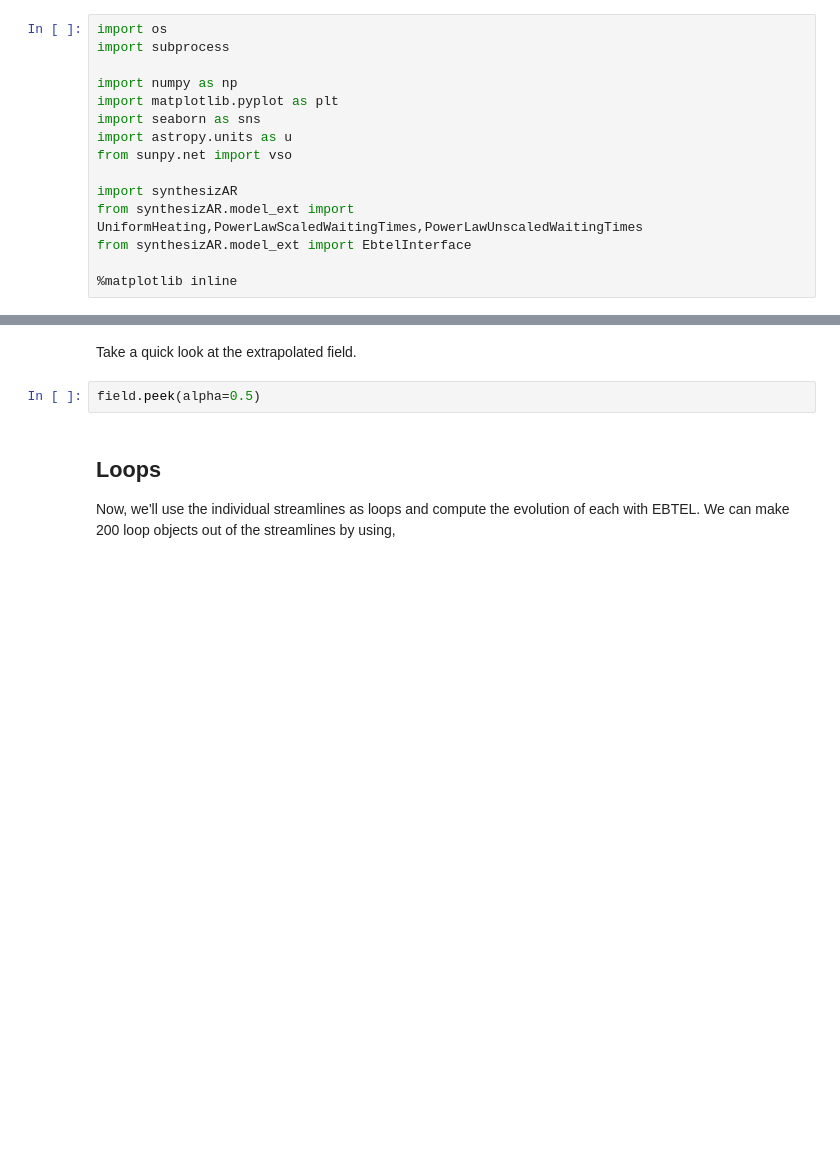
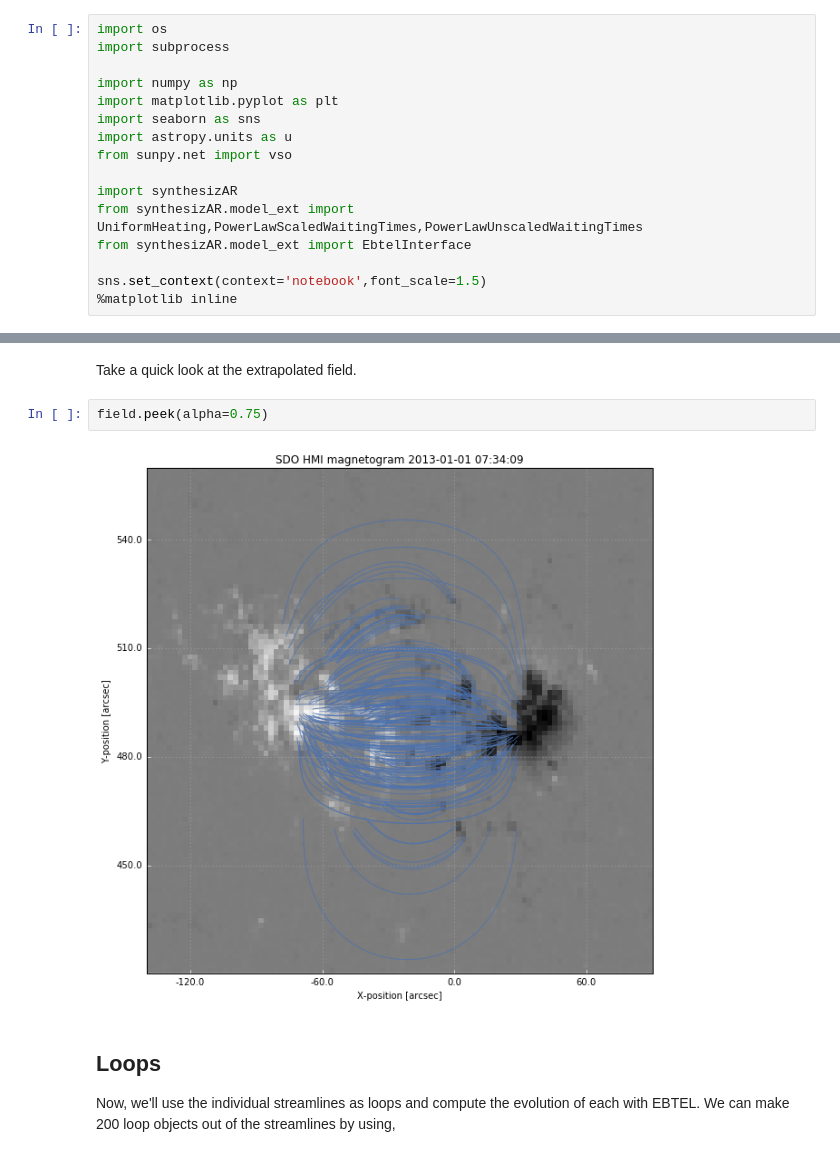
Before and after one commit to wtbarnes/synthesizAR, a Jupyter notebook: examples/ebtel_hydro_sims_example.ipynb, the cells around one changed output, grey strips where cells are left out. Saved outputs shown, nothing was run; the diff lists cells and outputs as text; blank space fills up the shorter version.

Commit message:
improvements to example notebook

```diff
--- a/examples/ebtel_hydro_sims_example.ipynb
+++ b/examples/ebtel_hydro_sims_example.ipynb
@@ -15,6 +15,7 @@ import synthesizAR
 from synthesizAR.model_ext import UniformHeating,PowerLawScaledWaitingTimes,PowerLawUnscaledWaitingTimes
 from synthesizAR.model_ext import EbtelInterface
 
+sns.set_context(context='notebook',font_scale=1.5)
 %matplotlib inline
 # %% [markdown]
 ## Magnetic Skeleton
@@ -52,7 +71,9 @@ field.extract_streamlines(500)
 # %% [markdown]
 Take a quick look at the extrapolated field.
 # %%
-field.peek(alpha=0.5)
+field.peek(alpha=0.75)
+# %% [output]
+[figure, added]
 # %% [markdown]
 ## Loops
 Now, we'll use the individual streamlines as loops and compute the evolution of each with EBTEL. We can make 200 loop objects out of the streamlines by using,
```
Also changed, not shown: parts of 10 cells of this notebook.
